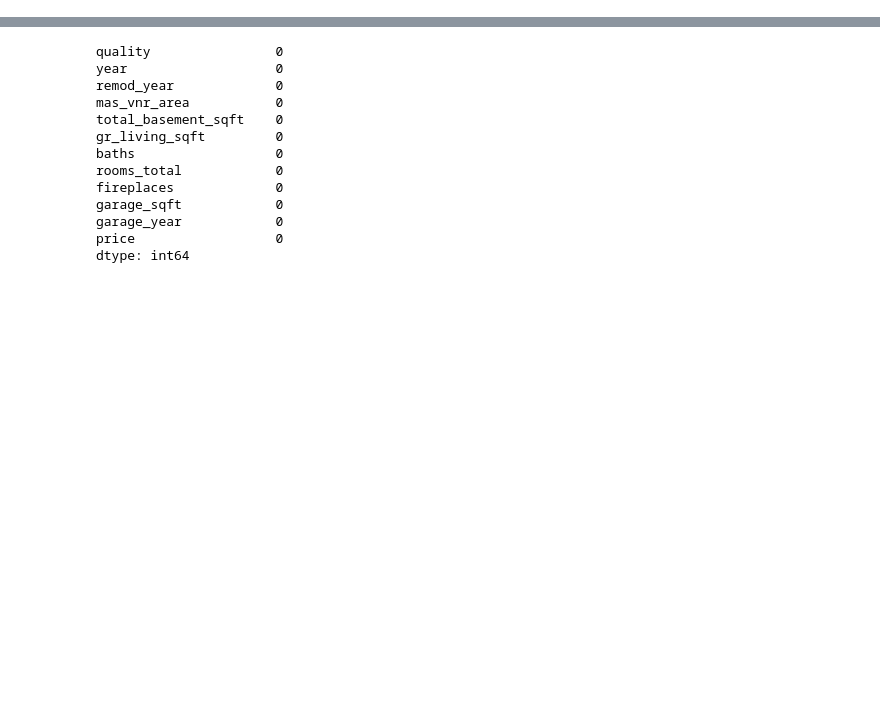
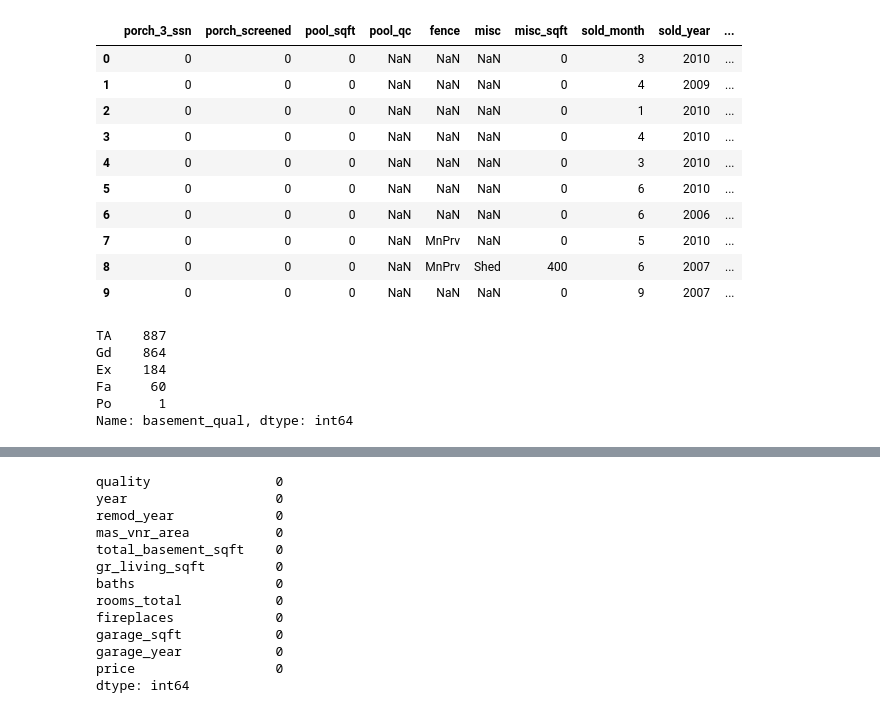
Before and after one commit to woodstockwins/1213-iris, a Jupyter notebook: projects/project-2-master/1_p2_simple_models.ipynb, the cells around one changed output, grey strips where cells are left out. Drawn from its saved outputs; the diff is of its cells as text; code cells hidden in the pictures; blank space fills up the shorter version.

```diff
--- a/projects/project-2-master/1_p2_simple_models.ipynb
+++ b/projects/project-2-master/1_p2_simple_models.ipynb
@@ -17,0 +351,2 @@ from sklearn.impute import SimpleImputer
+# %%
+test = ModelData()
@@ -17,0 +557,2 @@ from sklearn.impute import SimpleImputer
+# %%
+test.train_test(features, 'price')
@@ -17,0 +573,2 @@ from sklearn.impute import SimpleImputer
+# %%
+test.run_lasso(a=250)
@@ -17,0 +583,23 @@ from sklearn.impute import SimpleImputer
+# %%
+test.data.iloc[:10,70:]
+# %% [output]
+|  | porch_3_ssn | porch_screened | pool_sqft | pool_qc | fence | misc | misc_sqft | sold_month | sold_year | ... |
+| 0 | 0 | 0 | 0 | NaN | NaN | NaN | 0 | 3 | 2010 | ... |
+| 1 | 0 | 0 | 0 | NaN | NaN | NaN | 0 | 4 | 2009 | ... |
+| 2 | 0 | 0 | 0 | NaN | NaN | NaN | 0 | 1 | 2010 | ... |
+| 3 | 0 | 0 | 0 | NaN | NaN | NaN | 0 | 4 | 2010 | ... |
+| 4 | 0 | 0 | 0 | NaN | NaN | NaN | 0 | 3 | 2010 | ... |
+| 5 | 0 | 0 | 0 | NaN | NaN | NaN | 0 | 6 | 2010 | ... |
+| 6 | 0 | 0 | 0 | NaN | NaN | NaN | 0 | 6 | 2006 | ... |
+| 7 | 0 | 0 | 0 | NaN | MnPrv | NaN | 0 | 5 | 2010 | ... |
+| 8 | 0 | 0 | 0 | NaN | MnPrv | Shed | 400 | 6 | 2007 | ... |
+| 9 | 0 | 0 | 0 | NaN | NaN | NaN | 0 | 9 | 2007 | ... |
+# %%
+test.data['basement_qual'].value_counts()
+# %% [output]
+TA    887
+Gd    864
+Ex    184
+Fa     60
+Po      1
+Name: basement_qual, dtype: int64
```
Also changed, not shown: parts of 30 cells of this notebook, 1 other file.
